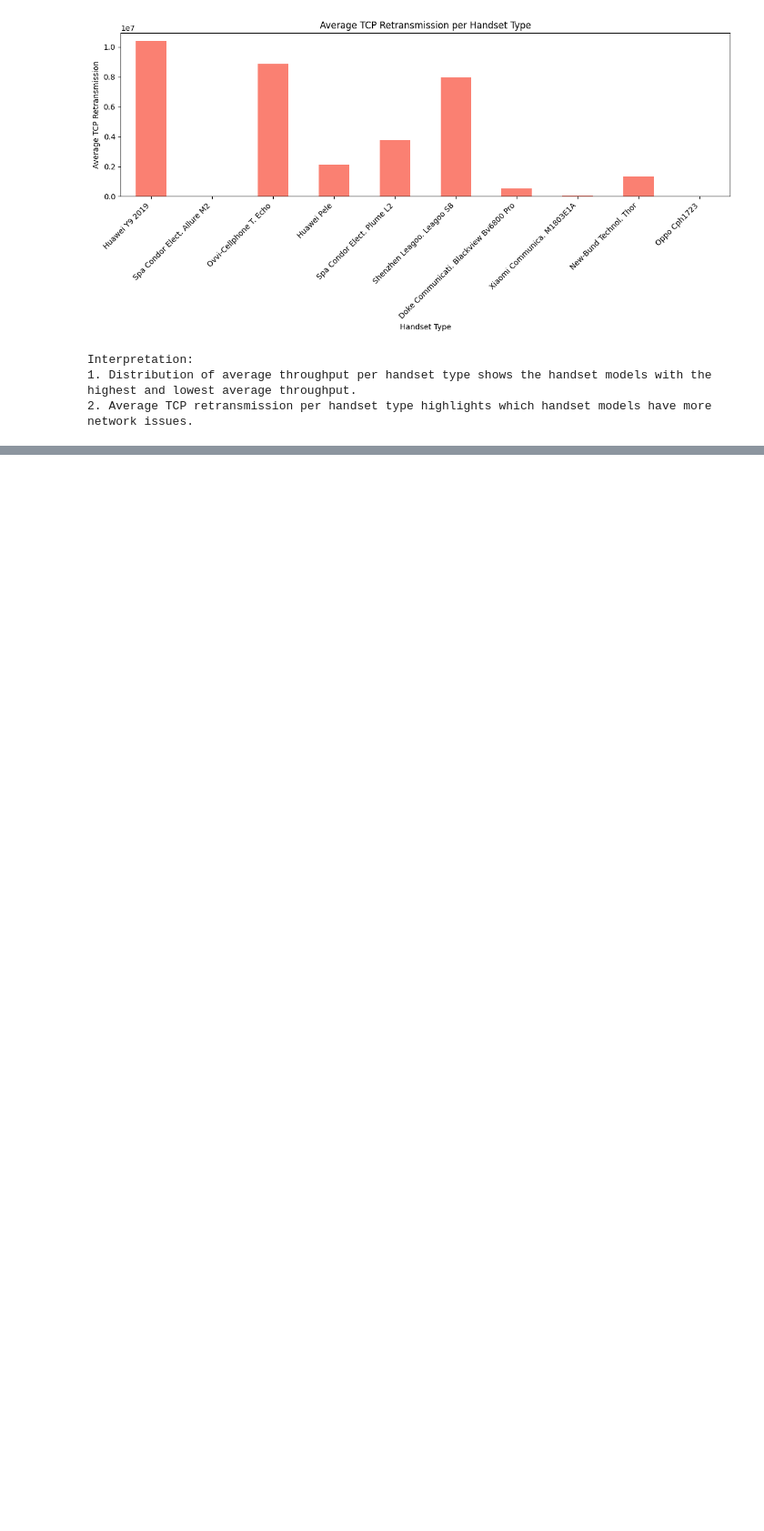
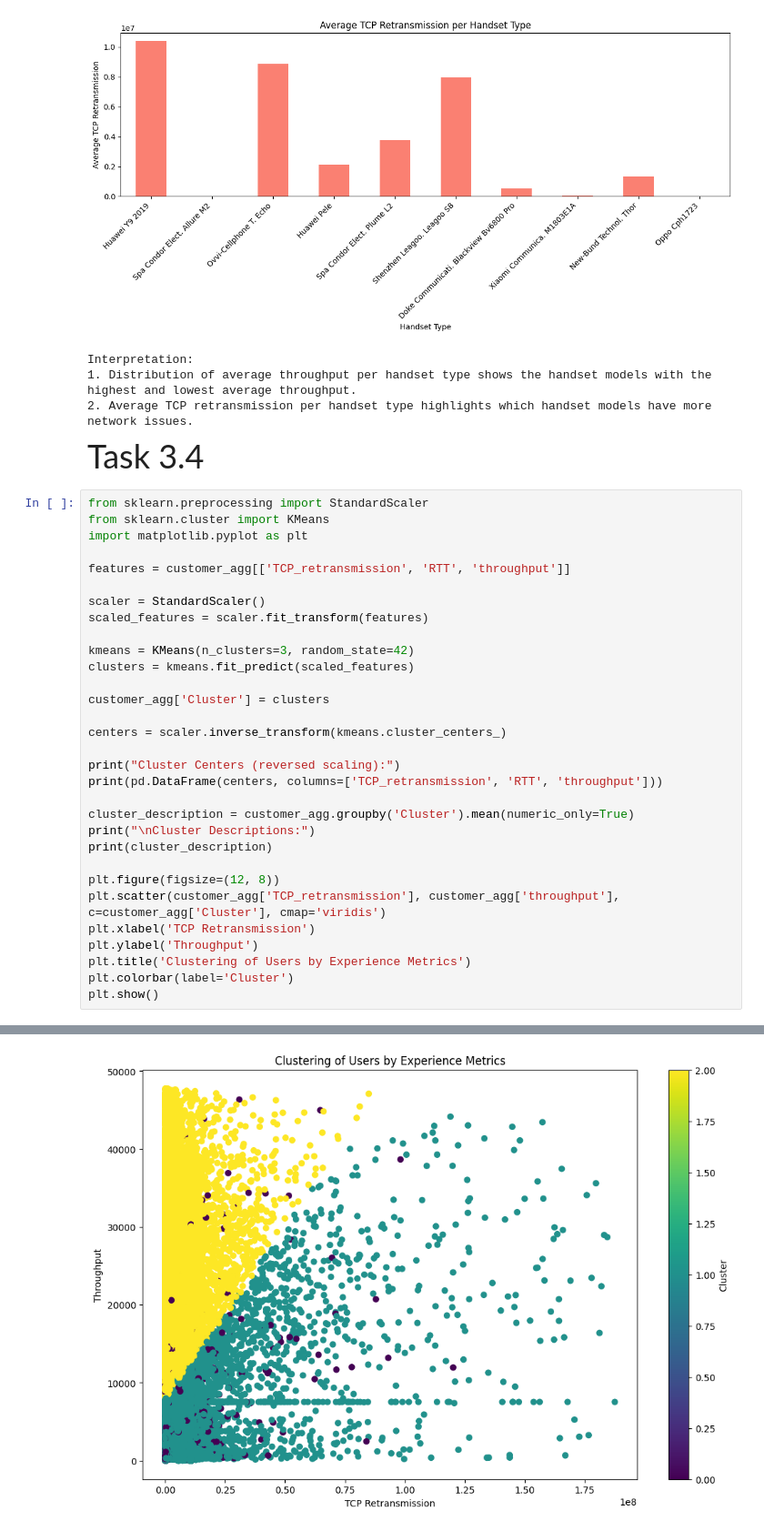
Before and after one commit to Wbam/Week-2, a Jupyter notebook: notebooks/ExperienceAnalytics.ipynb, the cells around one changed output, grey strips where cells are left out. Shown at 91% size. Saved outputs shown, nothing was run; the diff lists cells and outputs as text; blank space fills up the shorter version.

Commit message:
Added k-means clustering for user experience segmentation

```diff
--- a/notebooks/ExperienceAnalytics.ipynb
+++ b/notebooks/ExperienceAnalytics.ipynb
@@ -170,3 +170,37 @@ Name: TCP_retransmission, Length: 1394, dtype: float64
 Interpretation:
 1. Distribution of average throughput per handset type shows the handset models with the highest and lowest average throughput.
 2. Average TCP retransmission per handset type highlights which handset models have more network issues.
+# %% [markdown]
+<span style="font-size: 36px;">Task 3.4</span>
+# %%
+from sklearn.preprocessing import StandardScaler
+from sklearn.cluster import KMeans
+import matplotlib.pyplot as plt
+
+features = customer_agg[['TCP_retransmission', 'RTT', 'throughput']]
+
+scaler = StandardScaler()
+scaled_features = scaler.fit_transform(features)
+
+kmeans = KMeans(n_clusters=3, random_state=42)
+clusters = kmeans.fit_predict(scaled_features)
+
+customer_agg['Cluster'] = clusters
+
+centers = scaler.inverse_transform(kmeans.cluster_centers_)
+
+print("Cluster Centers (reversed scaling):")
+print(pd.DataFrame(centers, columns=['TCP_retransmission', 'RTT', 'throughput']))
+
+cluster_description = customer_agg.groupby('Cluster').mean(numeric_only=True)
+print("\nCluster Descriptions:")
+print(cluster_description)
+
+plt.figure(figsize=(12, 8))
+plt.scatter(customer_agg['TCP_retransmission'], customer_agg['throughput'], c=customer_agg['Cluster'], cmap='viridis')
+plt.xlabel('TCP Retransmission')
+plt.ylabel('Throughput')
+plt.title('Clustering of Users by Experience Metrics')
+plt.colorbar(label='Cluster')
+plt.show()
+# %% [output]
@@ -172,0 +219 @@ Interpretation:
+[figure, added]
```
Also changed, not shown: parts of 1 cell of this notebook.
